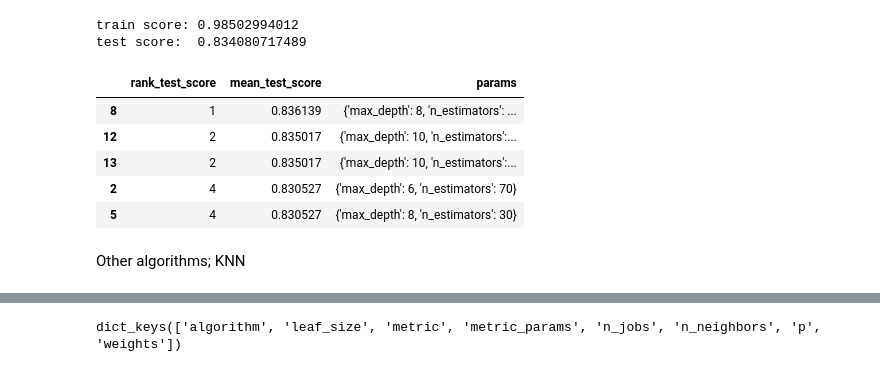
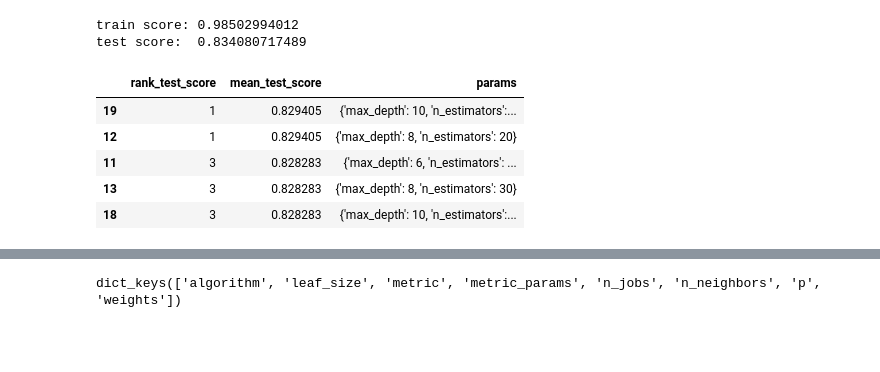
Before and after one commit to bobev18/fmi-ml-hw, a Jupyter notebook: titanic.ipynb, the cells around one changed output, grey strips where cells are left out. Drawn from its saved outputs; the diff is of its cells as text; code cells hidden in the pictures; blank space fills up the shorter version.

```diff
--- a/titanic.ipynb
+++ b/titanic.ipynb
@@ -438,7 +516,7 @@ Mix it
 # %%
-sproba = proba.copy()
-sproba['Fare'] = original['Fare'].fillna(original.Fare.mean())
-sproba
+mproba = proba.copy()
+mproba['Fare'] = original['Fare'].fillna(original.Fare.mean())
+mproba
 # %% [output]
 |  | PassengerId | Survived | Pclass | Age | FamilySize | IsMale | IsFemale | IsMr | IsMrs | IsMiss | ... |
 | 0 | 1 | 0 | 3 | 22.000000 | 2 | 1.0 | 0.0 | 1.0 | 0.0 | 0.0 | ... |
@@ -454,8 +532,8 @@ sproba
 | 890 | 891 | 0 | 3 | 32.000000 | 1 | 1.0 | 0.0 | 1.0 | 0.0 | 0.0 | ... |
 891 rows × 17 columns
 # %%
-X = sproba.drop('Survived', axis=1)
-y = sproba['Survived']
+X = mproba.drop('Survived', axis=1)
+y = mproba['Survived']
 
 X_train, X_test, y_train, y_test = train_test_split(X, y, random_state=0, stratify=y)
 # %%
@@ -466,17 +544,17 @@ print("test score: ", model.score(X_test, y_test))
 train score: 0.98502994012
 test score:  0.834080717489
 # %%
-search = GridSearchCV(model, {'n_estimators': [30, 50, 70, 100, 120],
-                              'max_depth': [6, 8, 10, 12, 15]})
+search = GridSearchCV(model, {'n_estimators': [20, 30, 50, 70, 100, 120],
+                              'max_depth': [5, 6, 8, 10, 12, 15]},
+                      cv=5,
+                      return_train_score=True)
 search.fit(X, y)
 
 pd.DataFrame(search.cv_results_)[['rank_test_score', 'mean_test_score', 'params']].sort_values(by='rank_test_score').head(5)
 # %% [output]
 |  | rank_test_score | mean_test_score | params |
-| 8 | 1 | 0.836139 | {'max_depth': 8, 'n_estimators': ... |
-| 12 | 2 | 0.835017 | {'max_depth': 10, 'n_estimators':... |
-| 13 | 2 | 0.835017 | {'max_depth': 10, 'n_estimators':... |
-| 2 | 4 | 0.830527 | {'max_depth': 6, 'n_estimators': 70} |
-| 5 | 4 | 0.830527 | {'max_depth': 8, 'n_estimators': 30} |
+| 19 | 1 | 0.829405 | {'max_depth': 10, 'n_estimators':... |
+| 12 | 1 | 0.829405 | {'max_depth': 8, 'n_estimators': 20} |
+| 11 | 3 | 0.828283 | {'max_depth': 6, 'n_estimators': ... |
+| 13 | 3 | 0.828283 | {'max_depth': 8, 'n_estimators': 30} |
+| 18 | 3 | 0.828283 | {'max_depth': 10, 'n_estimators':... |
-# %% [markdown]
-Other algorithms; KNN
```
Also changed, not shown: parts of 76 cells of this notebook.
